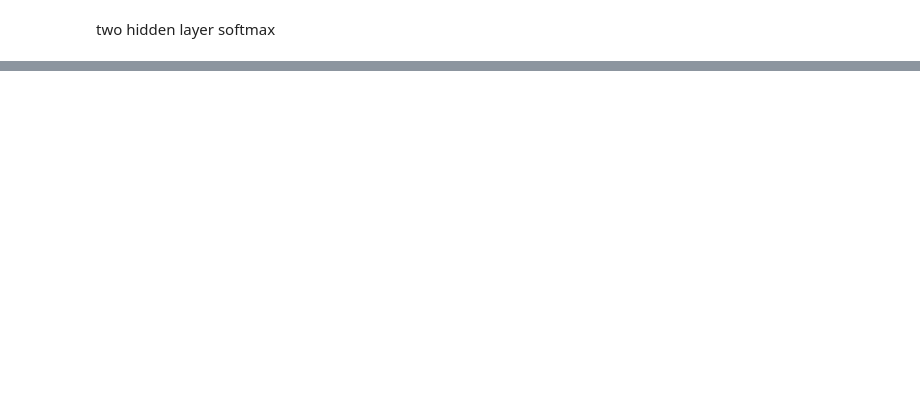
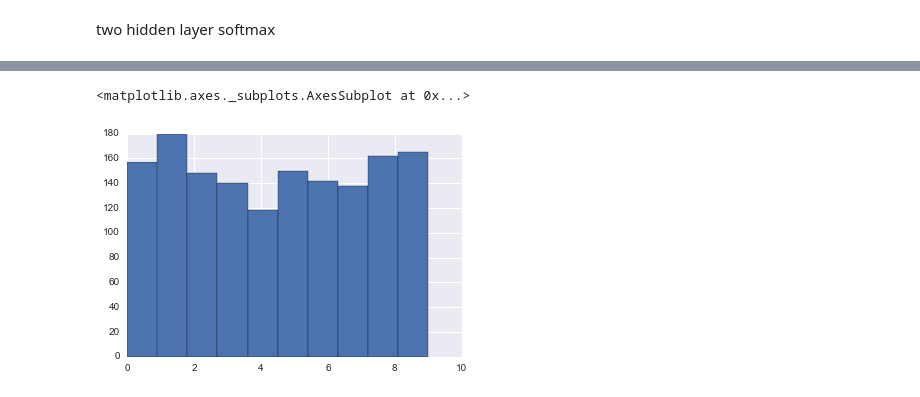
Before and after one commit to rhouck/nn_port, a Jupyter notebook: train model.ipynb, the cells around one changed output, grey strips where cells are left out. Saved outputs shown, nothing was run; the diff lists cells and outputs as text; code cells hidden in the pictures; blank space fills up the shorter version.

```diff
--- a/train model.ipynb
+++ b/train model.ipynb
@@ -98,0 +65,3 @@ acc = sess.run(correct_prediction, feed_dict={x: Xs, y_: ys})
+# %%
+from tensorflow.examples.tutorials.mnist import input_data
+mnist = input_data.read_data_sets("MNIST_data/", one_hot=True)
@@ -152,0 +83,4 @@ acc = sess.run(correct_prediction, feed_dict={x: Xs, y_: ys})
+# %%
+Xs, ys = mnist.train.next_batch(1500)
+# %%
+probs, labels = train_nn_softmax(Xs, ys, mnist, 100, 200, [128, 32])
@@ -152,0 +99,5 @@ acc = sess.run(correct_prediction, feed_dict={x: Xs, y_: ys})
+# %%
+pd.Series(labels).hist()
+# %% [output]
+<matplotlib.axes._subplots.AxesSubplot at 0x...>
+[figure, added]
```
Also changed, not shown: parts of 27 cells of this notebook, 2 other files.
